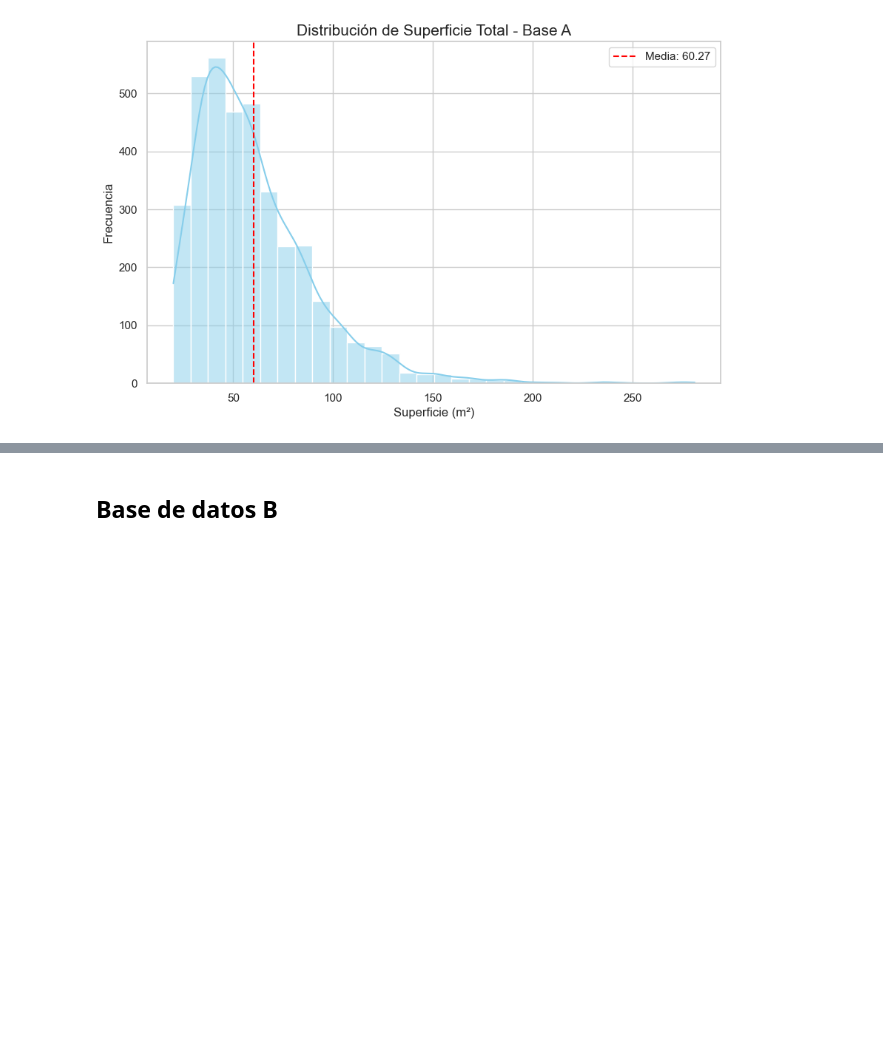
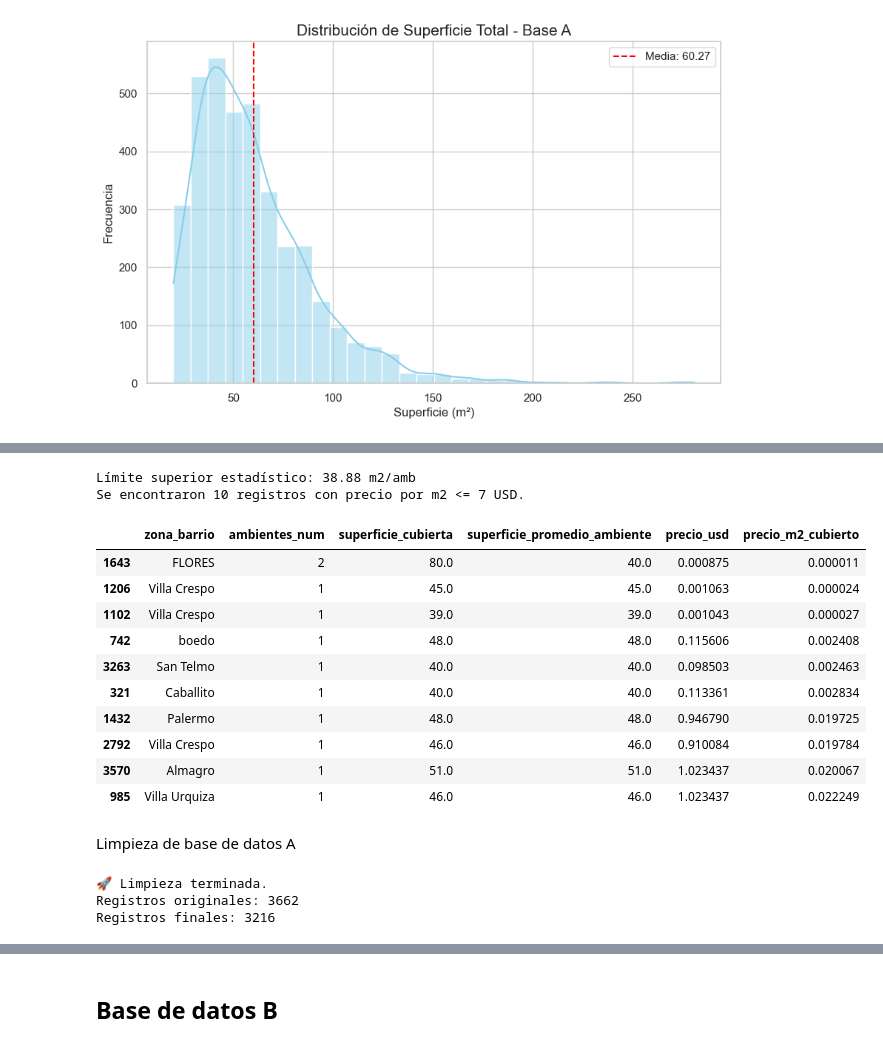
Before and after one commit to Belc-da/prueba-tecnica-ds-propiedata, a Jupyter notebook: notebooks/01_limpieza.ipynb, the cells around one changed output, grey strips where cells are left out. Drawn from its saved outputs; the diff is of its cells as text; code cells hidden in the pictures; blank space fills up the shorter version.

Commit message:
Limpieza Base A

```diff
--- a/notebooks/01_limpieza.ipynb
+++ b/notebooks/01_limpieza.ipynb
@@ -229,0 +419,69 @@ print("Tipos en A:", a['antiguedad'].unique())
+# %%
+# Se calcula el límite superior estadístico (Boxplot)
+Q1 = a['superficie_promedio_ambiente'].quantile(0.25)
+Q3 = a['superficie_promedio_ambiente'].quantile(0.75)
+IQR = Q3 - Q1
+limite_superior = Q3 + 1.5 * IQR
+
+
+# Outliers de superficie
+outliers_altos = a[a['superficie_promedio_ambiente'] > limite_superior].copy()
+precio_promedio_outliers = outliers_altos['precio_usd'].mean()
+
+# Se filtran datos incongruentes :Precio bajo y Superficie alta
+a_para_borrar = outliers_altos[outliers_altos['precio_usd'] < precio_promedio_outliers].copy()
+
+# Se calcula el precio por m2 para detectar errores de carga
+a_para_borrar['precio_m2_cubierto'] = a_para_borrar['precio_usd'] / a_para_borrar['superficie_cubierta']
+
+# 4. Se seleccionan solo los que tienen precio por m2 menor o igual a 7 USD
+lista_negra = a_para_borrar[a_para_borrar['precio_m2_cubierto'] <= 7].copy()
+
+# 5. Columnas para mostrar (ajustado a 'zona_barrio')
+columnas_inspeccion = [
+    'zona_barrio',
+    'ambientes_num',
+    'superficie_cubierta',
+    'superficie_promedio_ambiente',
+    'precio_usd',
+    'precio_m2_cubierto'
+]
+
+print(f"Límite superior estadístico: {limite_superior:.2f} m2/amb")
+print(f"Se encontraron {len(lista_negra)} registros con precio por m2 <= 7 USD.")
+display(lista_negra[columnas_inspeccion].sort_values(by='precio_m2_cubierto'))
+# %% [output]
+Límite superior estadístico: 38.88 m2/amb
+Se encontraron 10 registros con precio por m2 <= 7 USD.
+|  | zona_barrio | ambientes_num | superficie_cubierta | superficie_promedio_ambiente | precio_usd | precio_m2_cubierto |
+| 1643 | FLORES | 2 | 80.0 | 40.0 | 0.000875 | 0.000011 |
+| 1206 | Villa Crespo | 1 | 45.0 | 45.0 | 0.001063 | 0.000024 |
+| 1102 | Villa Crespo | 1 | 39.0 | 39.0 | 0.001043 | 0.000027 |
+| 742 | boedo | 1 | 48.0 | 48.0 | 0.115606 | 0.002408 |
+| 3263 | San Telmo | 1 | 40.0 | 40.0 | 0.098503 | 0.002463 |
+| 321 | Caballito | 1 | 40.0 | 40.0 | 0.113361 | 0.002834 |
+| 1432 | Palermo | 1 | 48.0 | 48.0 | 0.946790 | 0.019725 |
+| 2792 | Villa Crespo | 1 | 46.0 | 46.0 | 0.910084 | 0.019784 |
+| 3570 | Almagro | 1 | 51.0 | 51.0 | 1.023437 | 0.020067 |
+| 985 | Villa Urquiza | 1 | 46.0 | 46.0 | 1.023437 | 0.022249 |
+# %% [markdown]
+Limpieza de base de datos A
+# %%
+# Métrica precio_m2_cubierto:
+a['precio_m2_cubierto'] = a['precio_usd'] / a['superficie_cubierta']
+
+# Se filtran datos incongruentes
+a_final = a[
+    (a['superficie_promedio_ambiente'] >= 9) &           #se filtran superficies de hacinamiento
+    (a['precio_m2_cubierto'] > 7) &                      #se filtran precios demasiado bajos
+    ((a['superficie_promedio_ambiente'] <= limite_superior) |
+     (a['precio_usd'] >= precio_promedio_outliers))      # se filtran outliers de superficie sin justificación de precio
+].copy()
+
+print(f"🚀 Limpieza terminada.")
+print(f"Registros originales: {len(a)}")
+print(f"Registros finales: {len(a_final)}")
+# %% [output]
+🚀 Limpieza terminada.
+Registros originales: 3662
+Registros finales: 3216
```
Also changed, not shown: parts of 26 cells of this notebook, 1 other file.
